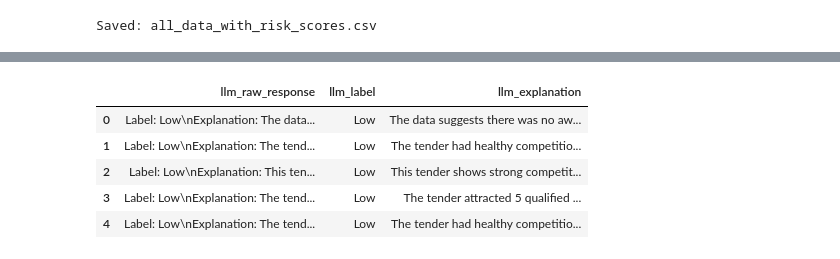
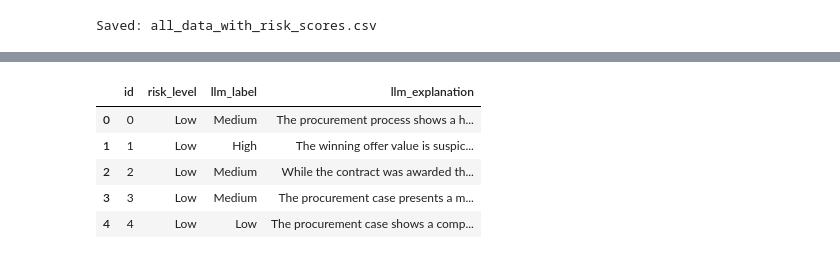
Before and after one commit to jfan981/Albania-Procurement-Framework, a Jupyter notebook: data_analysis.ipynb, the cells around one changed output, grey strips where cells are left out. Saved outputs shown, nothing was run; the diff lists cells and outputs as text; code cells hidden in the pictures.

```diff
--- a/data_analysis.ipynb
+++ b/data_analysis.ipynb
@@ -235,0 +180,10 @@ plt.show()
+# %%
+low_q = df["risk_score"].quantile(0.60)
+high_q = df["risk_score"].quantile(0.85)
+
+def classify(score):
+    if score < low_q: return "Low"
+    elif score < high_q: return "Medium"
+    else: return "High"
+
+df["risk_level"] = df["risk_score"].apply(classify)
@@ -315,7 +340,7 @@ import numpy as np
 print(df["risk_level"].value_counts(dropna=False))
 
 # sample N_PER_LEVEL from each risk level
-N_PER_LEVEL = 10
+N_PER_LEVEL = 100
 
 eval_samples = []
 
@@ -451,51 +465,37 @@ Saved eval_with_llm_raw.csv
 # %%
-# %% 13: parse LLM output, split Label and Explanation
+# %% 13: Parse LLM JSONL output and merge back into eval_df
 
-# if you have already run the API calls and saved to eval_with_llm_raw.csv, read it here
+import json
+import pandas as pd
 
-try:
-    eval_llm = pd.read_csv("eval_with_llm_raw.csv")
-except FileNotFoundError:
-    eval_llm = eval_df.copy()
-    if "llm_raw_response" not in eval_llm.columns:
-        print("No llm_raw_response column yet. Fill this after running LLM calls.")
+jsonl_path = "eval_llm_results.jsonl"
 
-def parse_label_and_explanation(text: str):
-    """
-    We expect the text to be in the format:
-    Label: High
-    Explanation: xxx
-    """
-    if not isinstance(text, str):
-        return None, None
+records = []
+with open(jsonl_path, "r", encoding="utf-8") as f:
+    for line in f:
+        line = line.strip()
+        if not line:
+            continue
+        try:
+            records.append(json.loads(line))
+        except Exception as e:
+            print("JSON decode error:", e, "line:", line)
 
-    lower = text.lower()
-    label = None
-    if "low" in lower:
-        label = "Low"
-    if "medium" in lower:
-        label = "Medium"
-    if "high" in lower:
-        label = "High"
+llm_df = pd.DataFrame(records)   # columns: id, llm_label, llm_explanation
 
-    expl = text
-    if "Explanation:" in text:
-        expl = text.split("Explanation:", 1)[1].strip()
+# ensure eval_df has id column
+eval_df = eval_df.reset_index().rename(columns={"index": "id"})
 
-    return label, expl
+eval_merged = eval_df.merge(llm_df, on="id", how="left")
 
-eval_llm["llm_label"], eval_llm["llm_explanation"] = zip(
-    *eval_llm.get("llm_raw_response", "").apply(parse_label_and_explanation)
-)
-
-eval_llm[["llm_raw_response", "llm_label", "llm_explanation"]].head()
+eval_merged[["id", "risk_level", "llm_label", "llm_explanation"]].head()
 # %% [output]
-|  | llm_raw_response | llm_label | llm_explanation |
-| 0 | Label: Low\nExplanation: The data... | Low | The data suggests there was no aw... |
-| 1 | Label: Low\nExplanation: The tend... | Low | The tender had healthy competitio... |
-| 2 | Label: Low\nExplanation: This ten... | Low | This tender shows strong competit... |
-| 3 | Label: Low\nExplanation: The tend... | Low | The tender attracted 5 qualified ... |
-| 4 | Label: Low\nExplanation: The tend... | Low | The tender had healthy competitio... |
+|  | id | risk_level | llm_label | llm_explanation |
+| 0 | 0 | Low | Medium | The procurement process shows a h... |
+| 1 | 1 | Low | High | The winning offer value is suspic... |
+| 2 | 2 | Low | Medium | While the contract was awarded th... |
+| 3 | 3 | Low | Medium | The procurement case presents a m... |
+| 4 | 4 | Low | Low | The procurement case shows a comp... |
 # %%
 # %% 14: agreement rate + confusion matrix + Spearman correlation
 
```
Also changed, not shown: parts of 19 cells of this notebook, 6 other files.
